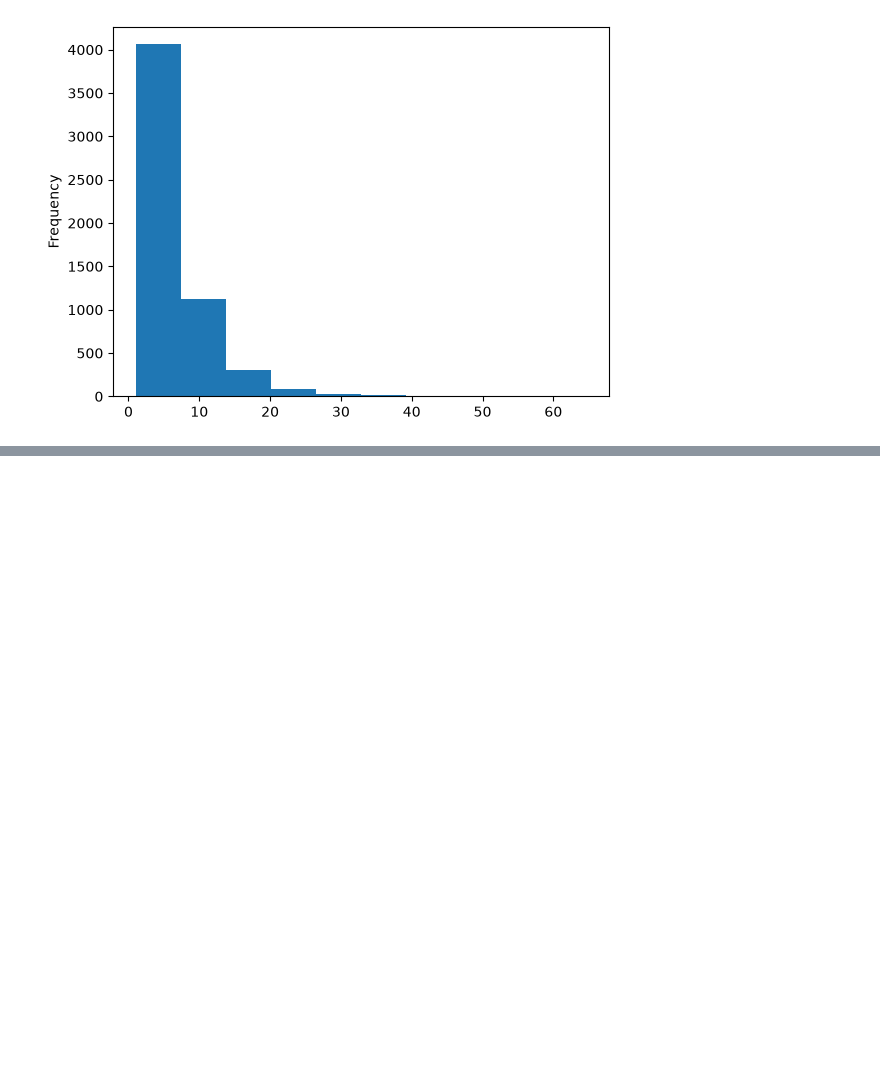
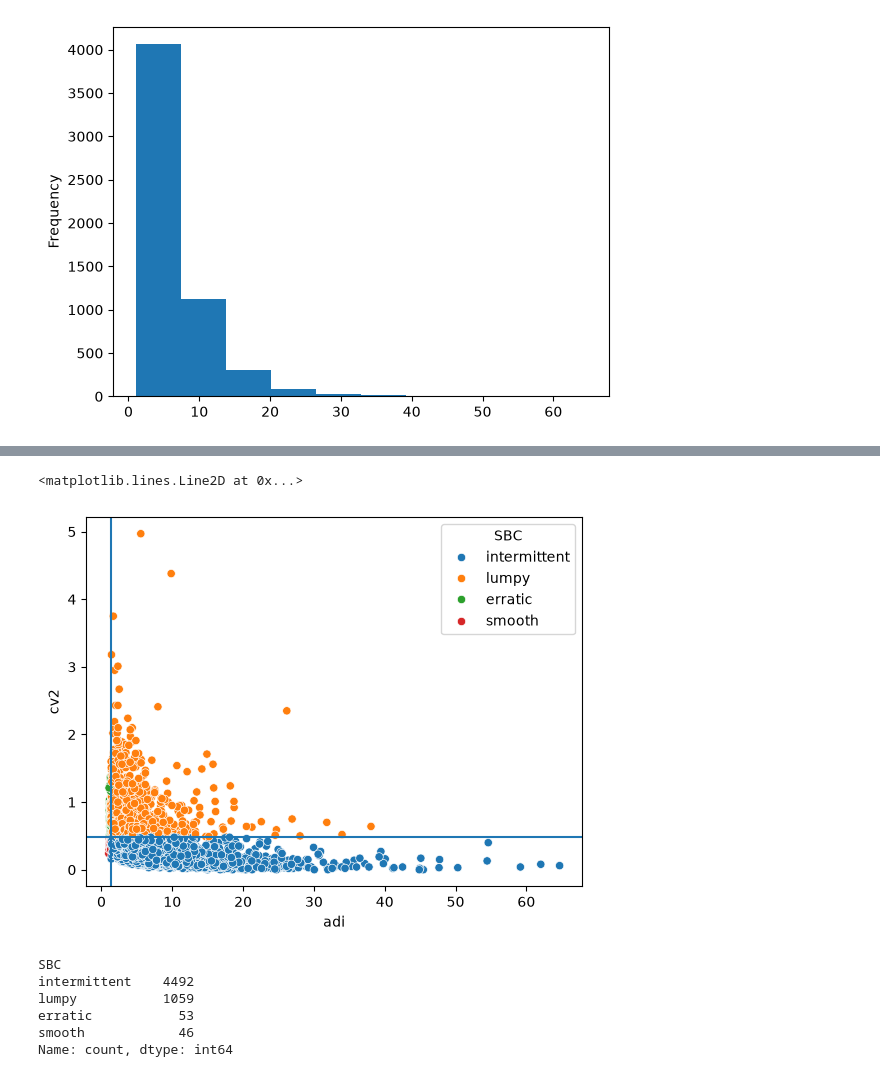
Before and after one commit to Hassan3924/M5-Forecasting, a Jupyter notebook: main.ipynb, the cells around one changed output, grey strips where cells are left out. Saved outputs shown, nothing was run; the diff lists cells and outputs as text; code cells hidden in the pictures; blank space fills up the shorter version.

```diff
--- a/main.ipynb
+++ b/main.ipynb
@@ -698,0 +763,16 @@ adi.plot(kind = "hist")
+# %%
+sns.scatterplot(data =combined_metrics ,x = "adi", y = "cv2", hue = "SBC")
+plt.axvline(1.32)
+plt.axhline(0.49)
+# %% [output]
+<matplotlib.lines.Line2D at 0x...>
+[figure, added]
+# %%
+combined_metrics['SBC'].value_counts()
+# %% [output]
+SBC
+intermittent    4492
+lumpy           1059
+erratic           53
+smooth            46
+Name: count, dtype: int64
```
Also changed, not shown: parts of 15 cells of this notebook.
